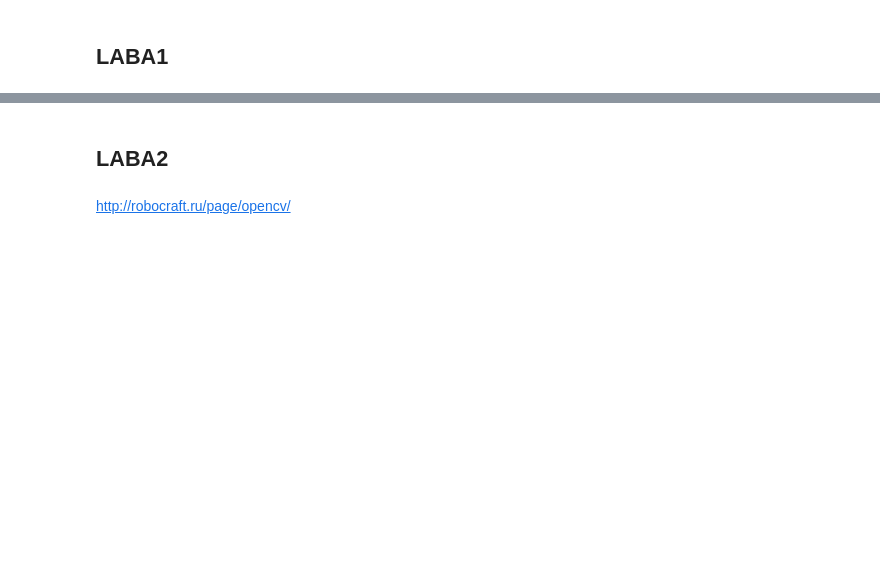
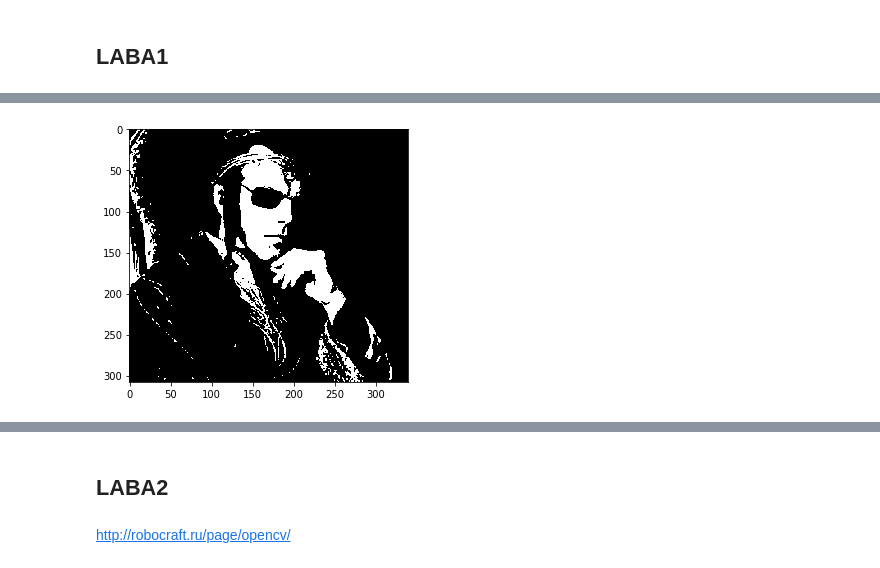
Before and after one commit to plushchaynikolay/PPr, a Jupyter notebook: Verman/lab4opencv/Untitled.ipynb, the cells around one changed output, grey strips where cells are left out. Saved outputs shown, nothing was run; the diff lists cells and outputs as text; code cells hidden in the pictures; blank space fills up the shorter version.

```diff
--- a/Verman/lab4opencv/Untitled.ipynb
+++ b/Verman/lab4opencv/Untitled.ipynb
@@ -20,4 +28,6 @@ viewImage(image_g, "Серое изображение")
 # %%
-ret, thresholds = cv2.threshold(image_g, 100, 255, cv2.THRESH_BINARY)
-viewImage(thresholds)
+ret, thresholds = cv.threshold(image_g, 100, 255, cv.THRESH_BINARY)
+show_pic(thresholds)
+# %% [output]
+[figure, added]
 # %%
```
Also changed, not shown: parts of 25 cells of this notebook.
